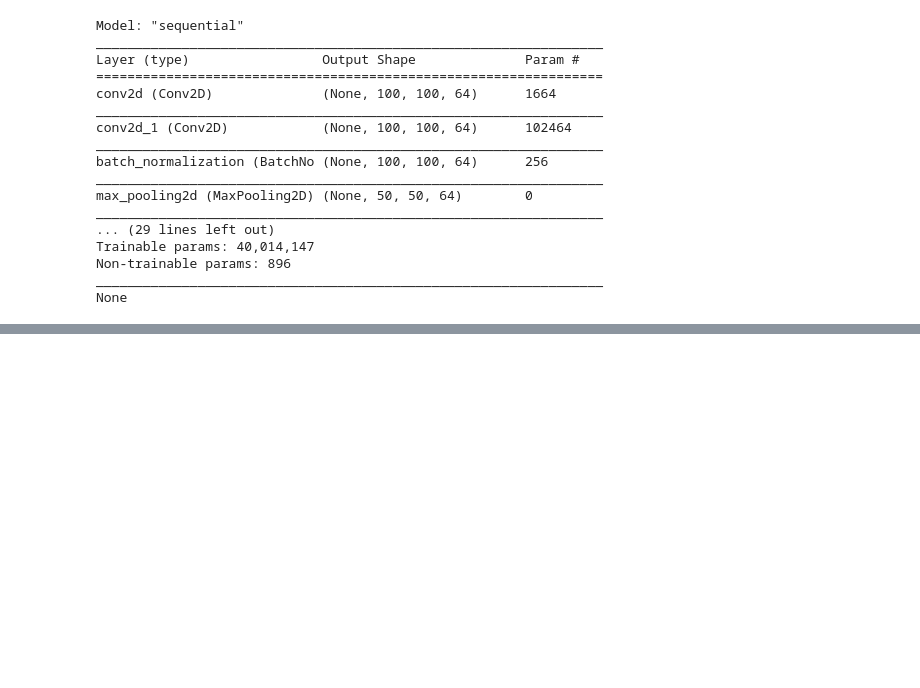
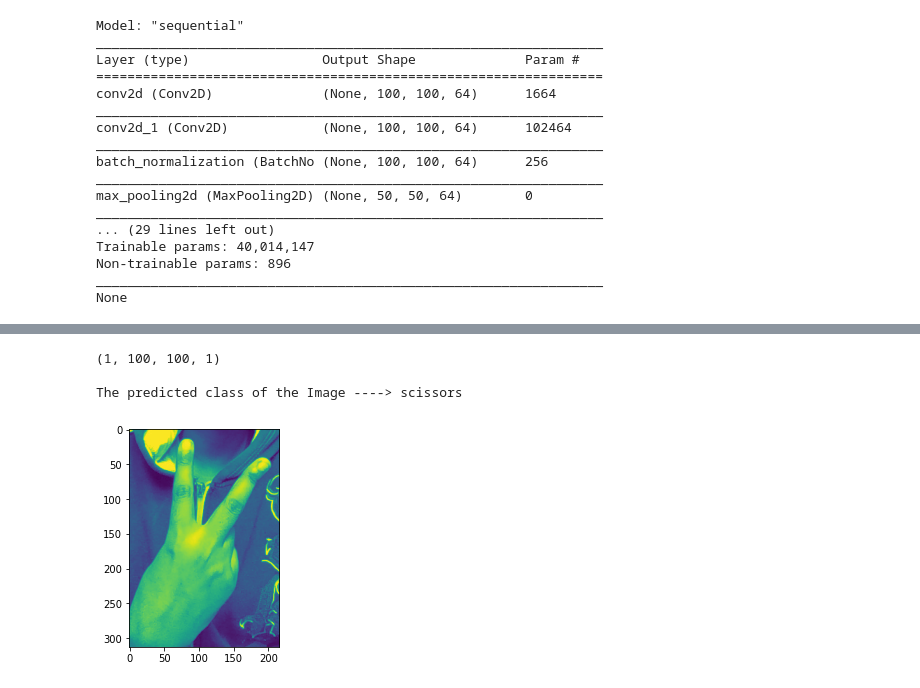
Before and after one commit to pavi-ninjaac/DeepLearningProjects, a Jupyter notebook: rock_paper_seacer_model_training.ipynb, the cells around one changed output, grey strips where cells are left out. Cells and saved outputs as stored; diff of their text form; code cells hidden in the pictures; blank space fills up the shorter version.

```diff
--- a/rock_paper_seacer_model_training.ipynb
+++ b/rock_paper_seacer_model_training.ipynb
@@ -292,0 +413,21 @@ Epoch 15/50
+# %%
+classes = ["rock", "paper","scissors"]
+img = image.load_img('/content/drive/MyDrive/Colab Notebooks/dataFiles/rock-paper-seacer/scissors/scissors_14.jpg' , target_size = (100,100) , grayscale =True)
+show_img = image.load_img('/content/drive/MyDrive/Colab Notebooks/dataFiles/rock-paper-seacer/scissors/scissors_14.jpg' , grayscale =True)
+x = image.img_to_array(img)
+x = np.expand_dims(x , axis = 0)
+x =x/255.0
+print(x.shape)
+#predict the image
+pred = model.predict(x)
+a = np.argmax( pred, axis=1)
+
+#show the image
+plt.imshow(show_img)
+print()
+print("The predicted class of the Image ---->",classes[a[0]])
+# %% [output]
+(1, 100, 100, 1)
+
+The predicted class of the Image ----> scissors
+[figure, added]
```
Also changed, not shown: parts of 11 cells of this notebook.
